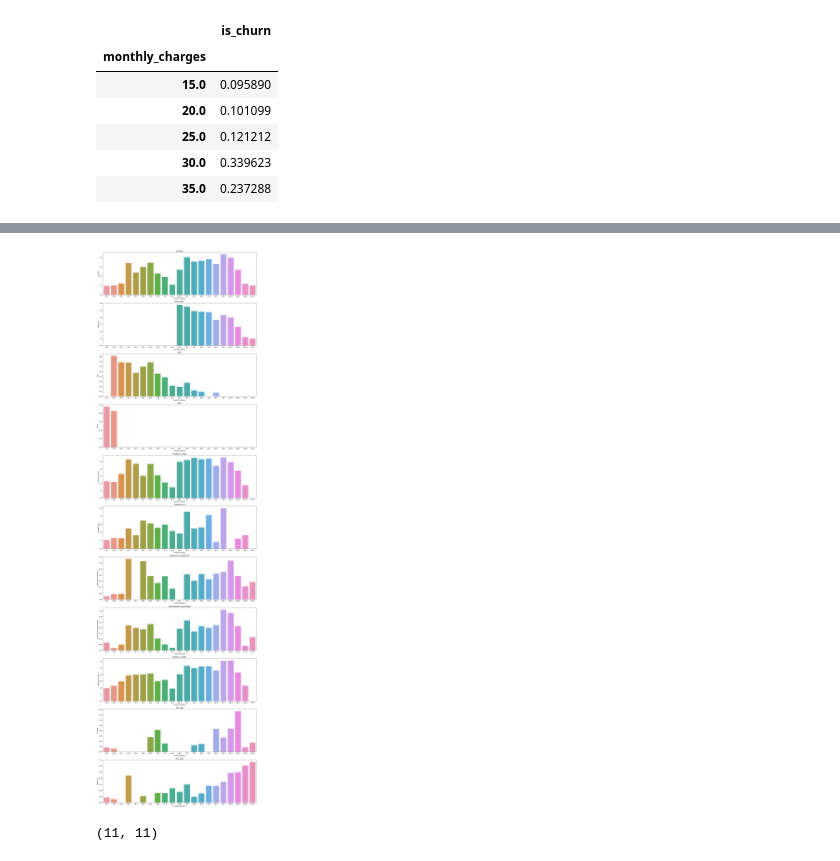
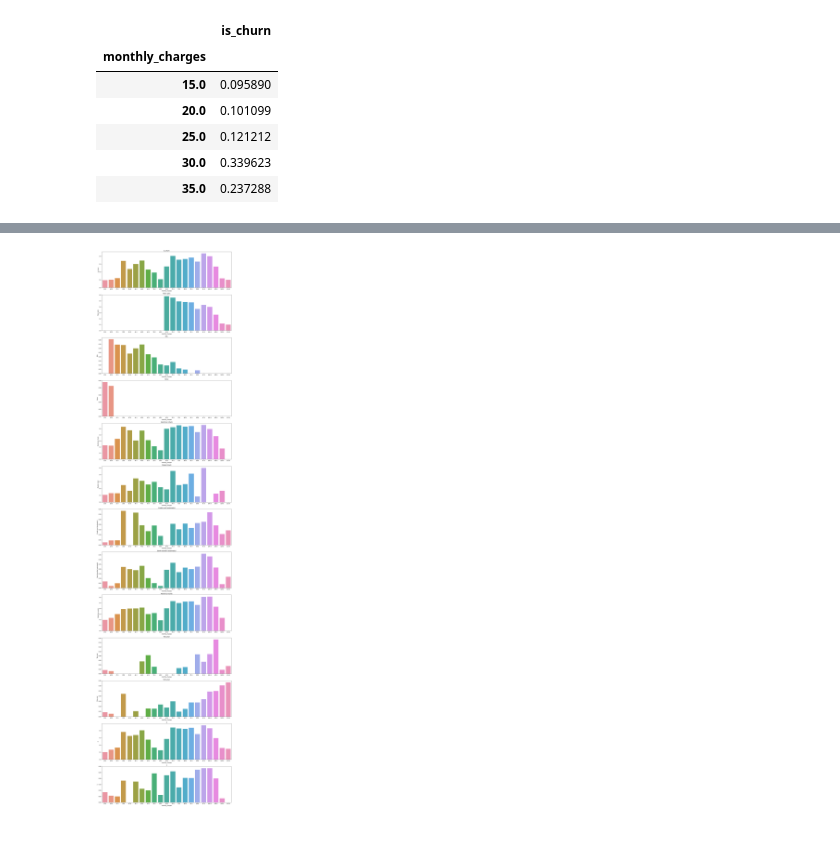
Before and after one commit to Rooster-Warrior/analyzing-customer-churn, a Jupyter notebook: Noah_working_notebook.ipynb, the cells around one changed output, grey strips where cells are left out. Saved outputs shown, nothing was run; the diff lists cells and outputs as text; code cells hidden in the pictures; blank space fills up the shorter version.

```diff
--- a/Noah_working_notebook.ipynb
+++ b/Noah_working_notebook.ipynb
@@ -163,5 +184,6 @@ def subset_churn_data(column_list):
             df[i] = train[train[c] == i].groupby((train.monthly_charges // 5)*5).is_churn.mean()
     return df
 # %%
-column_list = ['internet_service_type', 'payment_type', 'contract_type']
+column_list = ['internet_service_type', 'payment_type', 'contract_type', 'dependents']
 churn = subset_churn_data(column_list)
+churn.head(1)
@@ -175,14 +201,9 @@ def make_churn_bar_plots(df):
         plt.title(churn.columns[i])
     plt.tight_layout()
     plt.show()
-# %% [output]
-[figure, removed]
-# %%
-churn.shape
-# %% [output]
-(11, 11)
-# %%
-column_list = ['internet_service_type', 'payment_type', 'contract_type']
-churn = subset_churn_data(column_list)
+# %%
+make_churn_bar_plots(churn)
+# %% [output]
+[figure, added]
 # %%
 subset_churn_data('internet_service_type').index[0]
```
Also changed, not shown: parts of 12 cells of this notebook.
